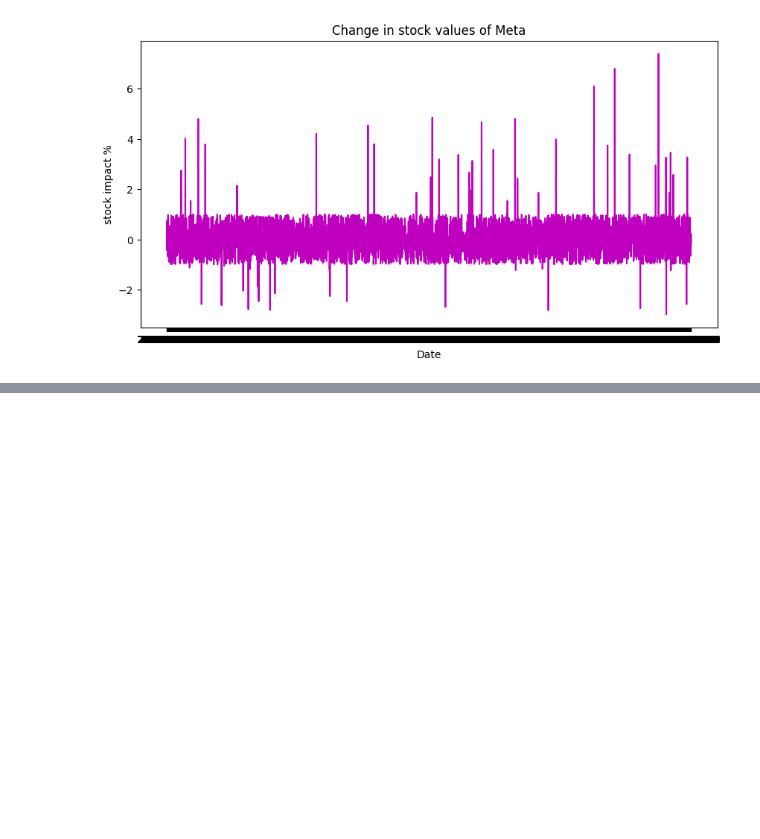
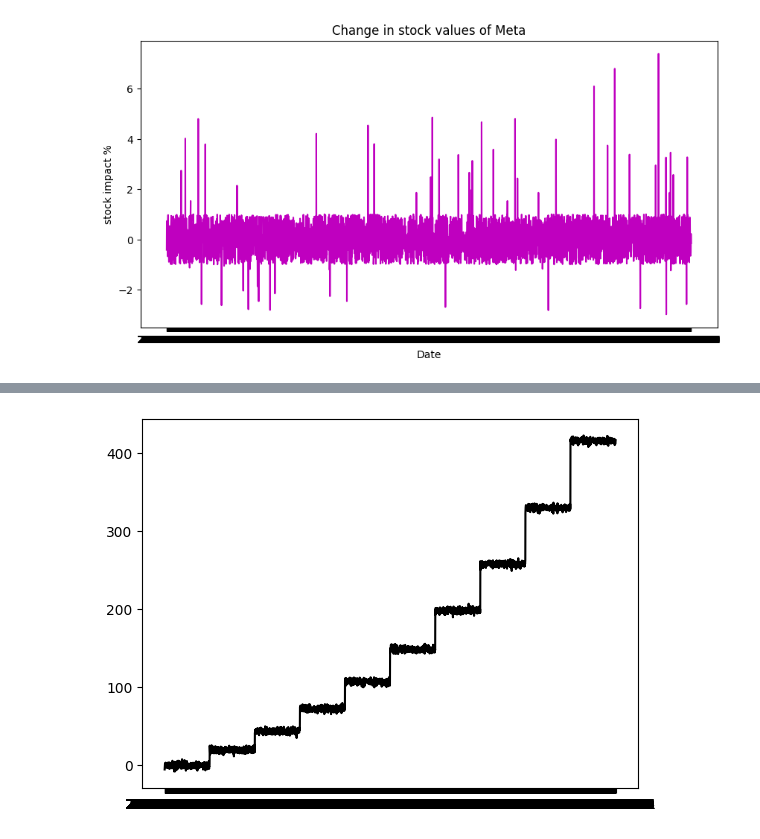
Before and after one commit to faixankh07-dvader/DATA-ANALYSIS-PYTHON-PANDAS, a Jupyter notebook: AI FINANCIAL MARKET ANALYSIS/main.ipynb, the cells around one changed output, grey strips where cells are left out. Saved outputs shown, nothing was run; the diff lists cells and outputs as text; code cells hidden in the pictures; blank space fills up the shorter version.

```diff
--- a/AI FINANCIAL MARKET ANALYSIS/main.ipynb
+++ b/AI FINANCIAL MARKET ANALYSIS/main.ipynb
@@ -262,0 +367,7 @@ plt.show()
+# %%
+#meta REVENUE GROWTH YEAR BY YEAR
+
+plt.plot( data_meta['Date'], data_meta['AI_Revenue_Growth_%'], color = 'black')
+plt.show()
+# %% [output]
+[figure, added]
```
Also changed, not shown: parts of 19 cells of this notebook.
